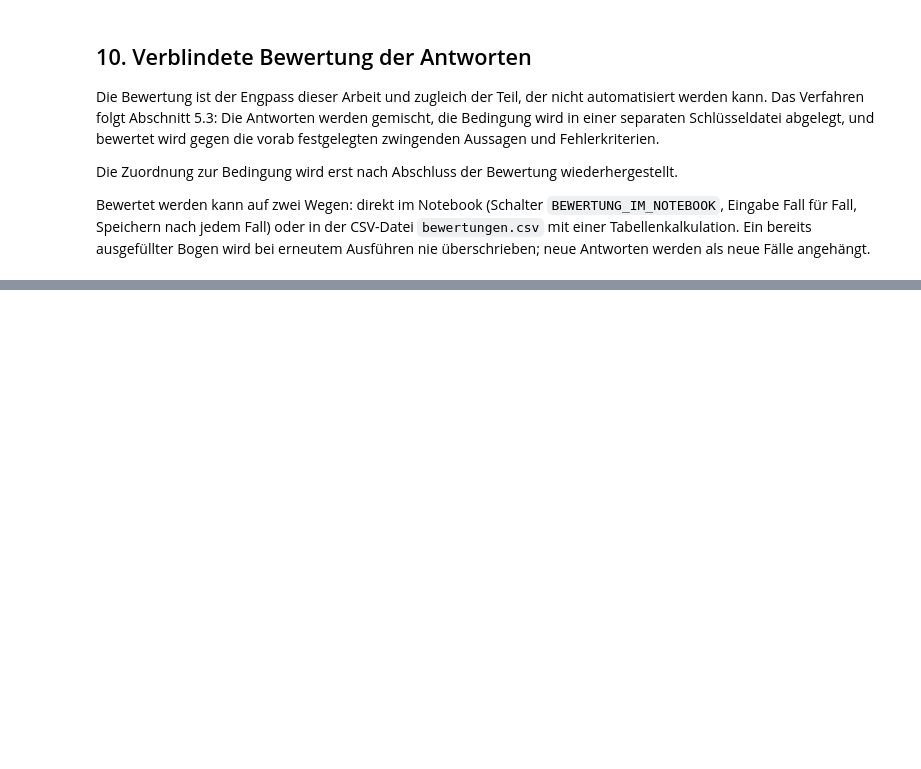
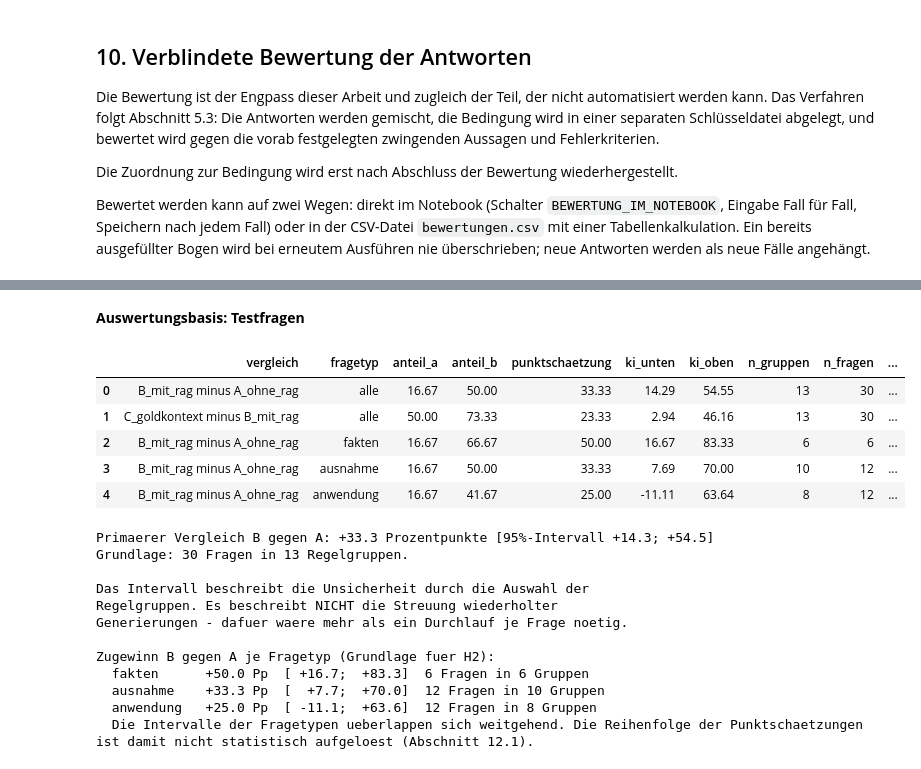
Before and after one commit to Oz1904/nlp-catan-rag-kiraz, a Jupyter notebook: NLP_Hausarbeit_CATAN_RAG.ipynb, the cells around one changed output, grey strips where cells are left out. Drawn from its saved outputs; the diff is of its cells as text; code cells hidden in the pictures; blank space fills up the shorter version.

```diff
--- a/NLP_Hausarbeit_CATAN_RAG.ipynb
+++ b/NLP_Hausarbeit_CATAN_RAG.ipynb
@@ -364,7 +364,7 @@ QUELLEN = {
         "seiten_gesamt": 12,
         "sha256": "a5c1ea3e00ae96aea4a1ed6ade96cdf862a4bc681446a4e8d716f8d27d9f418b",
         "url": "https://www.catan.de/sites/default/files/2025-03/4002051684655_CAT_NE_Basis34_Manual_DE_web.pdf",
-        "abrufdatum": "TODO: JJJJ-MM-TT",
+        "abrufdatum": "2026-09-27",
     },
     "staedte_ritter": {
         "datei": "400205684754_CAT_NE_SuR_Manual_DE_web.pdf",
@@ -374,7 +374,7 @@ QUELLEN = {
         "seiten_gesamt": 16,
         "sha256": "d069c5ec8fc8a0f47ba1d0cca695bcf5680206b29da87f34da9bb150546ae1c7",
         "url": "https://www.catan.de/sites/default/files/2025-03/400205684754_CAT_NE_SuR_Manual_DE_web.pdf",
-        "abrufdatum": "TODO: JJJJ-MM-TT",
+        "abrufdatum": "2026-09-27",
     },
 }
 
@@ -427,9 +427,11 @@ BEDINGUNGEN = ("A_ohne_rag", "B_mit_rag", "C_goldkontext")
 
 # Phase des Versuchs (Abschnitt 6.4):
 #   False = Entwicklung - gestellt werden nur die Entwicklungsfragen (dev)
-#   True  = Endlauf     - dev + test; erst setzen, wenn der Katalog fertig
-#                         geprueft und der Versuchsplan eingefroren ist
-ENDLAUF = False
+#   True  = Endlauf     - dev + test; der Versuchsplan wird eingefroren
+# Die Entwicklungsphase ist abgeschlossen; der Standard ist deshalb der
+# Endlauf. Ein Zurueckstellen auf False wertet nur noch die sechs
+# Entwicklungsfragen aus und erzeugt kein Ergebnispaket zur Abgabe.
+ENDLAUF = True
 
 # Im Pruefmodus wird immer der Abgabelauf betrachtet, also die Testfragen.
 if PRUEFMODUS:
@@ -4404,6 +4733,13 @@ if ZWEITBEWERTUNG.exists() and len(auswertung):
     print(f"  Uebereinstimmung: {beob_bin:.1%}   Cohens Kappa: {kappa_bin:.3f}")
     print(f"Drei Stufen (falsch / teilweise / vollstaendig), nachrangig:")
     print(f"  Uebereinstimmung: {beobachtet:.1%}   Cohens Kappa: {kappa:.3f}")
+elif ZWEITBEWERTUNG.exists():
+    # Die Datei liegt vor, aber ohne ausgewertete Erstbewertung gibt es nichts
+    # zu vergleichen. Das ist kein fehlender Nachweis, sondern ein
+    # unvollstaendiger Lauf.
+    print("\nZweitbewertung vorhanden, aber ohne ausgewertete Erstbewertung "
+          "nicht vergleichbar. Uebereinstimmung wird in diesem Lauf nicht "
+          "berechnet.")
 else:
     print("\nKeine Zweitbewertung vorhanden.")
     print("EINSCHRAENKUNG fuer die Reflexion: Alle Antworten wurden von einer")
@@ -4502,7 +4881,16 @@ else:
 # Schaetzziel ist die mittlere Korrektheit JE FRAGE.
 
 def cluster_bootstrap(daten: pd.DataFrame, bedingung_a: str, bedingung_b: str,
-                      ziehungen: int = BOOTSTRAP_ZIEHUNGEN, seed: int = SEED) -> dict:
+                      ziehungen: int = BOOTSTRAP_ZIEHUNGEN, seed: int = SEED,
+                      fragetyp: str | None = None) -> dict:
+    """Gepaarter Bootstrap auf Regelgruppenebene.
+
+    Mit `fragetyp` wird auf einen Fragetyp eingeschraenkt. Das ist die
+    Untergruppe, auf der H2 geprueft wird - ohne Intervall waere die Aussage
+    "gemessen wurde das Gegenteil" durch nichts abgesichert (Abschnitt 5.6).
+    """
+    if fragetyp is not None:
+        daten = daten[daten["fragetyp"] == fragetyp]
     breit = daten.pivot_table(index="question_id", columns="bedingung",
                               values="vollstaendig_korrekt")
     gruppe_je_frage = katalog.set_index("question_id")["regelgruppe"]
@@ -4521,6 +4909,7 @@ def cluster_bootstrap(daten: pd.DataFrame, bedingung_a: str, bedingung_b: str,
     differenzen = np.asarray(differenzen) * 100
     return {
         "vergleich": f"{bedingung_b} minus {bedingung_a}",
+        "fragetyp": fragetyp or "alle",
         "anteil_a": breit[bedingung_a].mean() * 100,
         "anteil_b": breit[bedingung_b].mean() * 100,
         "punktschaetzung": (breit[bedingung_b].mean() - breit[bedingung_a].mean()) * 100,
@@ -4528,35 +4917,74 @@ def cluster_bootstrap(daten: pd.DataFrame, bedingung_a: str, bedingung_b: str,
         "ki_oben": float(np.quantile(differenzen, 0.975)),
         "n_gruppen": len(gruppen),
         "n_fragen": len(breit),
     }
 
 
 if vollstaendig:
     vergleiche = [
         ("A_ohne_rag", "B_mit_rag"),          # primaerer Vergleich
         ("B_mit_rag", "C_goldkontext"),       # diagnostischer Vergleich
     ]
-    bootstrap_ergebnisse = pd.DataFrame(
-        [cluster_bootstrap(auswertung, a, b) for a, b in vergleiche])
+    zeilen = [cluster_bootstrap(auswertung, a, b) for a, b in vergleiche]
+    # H2 vergleicht den Zugewinn B gegen A zwischen den Fragetypen. Diese
+    # Untergruppen umfassen 6 bis 12 Fragen; die Intervalle zeigen, wie weit
+    # die Punktschaetzungen tragen.
+    for typ in [x for x in ("fakten", "ausnahme", "anwendung")
+                if x in set(auswertung["fragetyp"])]:
+        zeilen.append(cluster_bootstrap(auswertung, "A_ohne_rag", "B_mit_rag",
+                                        fragetyp=typ))
+    bootstrap_ergebnisse = pd.DataFrame(zeilen)
     # Die Pruefsumme wandert in die Datei: So laesst sich spaeter erkennen, ob
     # die Zahlen zum aktuellen Versuchsstand gehoeren oder aus einem frueheren.
     bootstrap_ergebnisse["pruefsumme"] = PRUEFSUMME
     display(Markdown(f"**Auswertungsbasis: {AUSWERTUNGSBASIS}**"))
     display(bootstrap_ergebnisse.round(2))
 
     bootstrap_ergebnisse.to_csv(AUSGABE_DIR / "bootstrap.csv",
                                 index=False, encoding="utf-8-sig")
 
     primaer = bootstrap_ergebnisse.iloc[0]
     print(f"\nPrimaerer Vergleich B gegen A: "
           f"{primaer['punktschaetzung']:+.1f} Prozentpunkte "
           f"[95%-Intervall {primaer['ki_unten']:+.1f}; {primaer['ki_oben']:+.1f}]")
     print(f"Grundlage: {primaer['n_fragen']} Fragen in {primaer['n_gruppen']} Regelgruppen.")
     print("\nDas Intervall beschreibt die Unsicherheit durch die Auswahl der")
     print("Regelgruppen. Es beschreibt NICHT die Streuung wiederholter")
     print("Generierungen - dafuer waere mehr als ein Durchlauf je Frage noetig.")
+
+    je_typ = bootstrap_ergebnisse[bootstrap_ergebnisse["fragetyp"] != "alle"]
+    if len(je_typ):
+        print("\nZugewinn B gegen A je Fragetyp (Grundlage fuer H2):")
+        for _, z in je_typ.iterrows():
+            print(f"  {z['fragetyp']:10s} {z['punktschaetzung']:+6.1f} Pp  "
+                  f"[{z['ki_unten']:+6.1f}; {z['ki_oben']:+6.1f}]  "
+                  f"{int(z['n_fragen'])} Fragen in {int(z['n_gruppen'])} Gruppen")
+        if (je_typ["ki_unten"] < 0).any() or (je_typ["ki_oben"] > 0).any():
+            print("  Die Intervalle der Fragetypen ueberlappen sich weitgehend. "
+                  "Die Reihenfolge der Punktschaetzungen ist damit nicht "
+                  "statistisch aufgeloest (Abschnitt 12.1).")
 else:
     print("Keine vollstaendigen Bewertungen - Bootstrap uebersprungen.")
+# %% [output]
+**Auswertungsbasis: Testfragen**
+|  | vergleich | fragetyp | anteil_a | anteil_b | punktschaetzung | ki_unten | ki_oben | n_gruppen | n_fragen | ... |
+| 0 | B_mit_rag minus A_ohne_rag | alle | 16.67 | 50.00 | 33.33 | 14.29 | 54.55 | 13 | 30 | ... |
+| 1 | C_goldkontext minus B_mit_rag | alle | 50.00 | 73.33 | 23.33 | 2.94 | 46.16 | 13 | 30 | ... |
+| 2 | B_mit_rag minus A_ohne_rag | fakten | 16.67 | 66.67 | 50.00 | 16.67 | 83.33 | 6 | 6 | ... |
+| 3 | B_mit_rag minus A_ohne_rag | ausnahme | 16.67 | 50.00 | 33.33 | 7.69 | 70.00 | 10 | 12 | ... |
+| 4 | B_mit_rag minus A_ohne_rag | anwendung | 16.67 | 41.67 | 25.00 | -11.11 | 63.64 | 8 | 12 | ... |
+Primaerer Vergleich B gegen A: +33.3 Prozentpunkte [95%-Intervall +14.3; +54.5]
+Grundlage: 30 Fragen in 13 Regelgruppen.
+
+Das Intervall beschreibt die Unsicherheit durch die Auswahl der
+Regelgruppen. Es beschreibt NICHT die Streuung wiederholter
+Generierungen - dafuer waere mehr als ein Durchlauf je Frage noetig.
+
+Zugewinn B gegen A je Fragetyp (Grundlage fuer H2):
+  fakten      +50.0 Pp  [ +16.7;  +83.3]  6 Fragen in 6 Gruppen
+  ausnahme    +33.3 Pp  [  +7.7;  +70.0]  12 Fragen in 10 Gruppen
+  anwendung   +25.0 Pp  [ -11.1;  +63.6]  12 Fragen in 8 Gruppen
+  Die Intervalle der Fragetypen ueberlappen sich weitgehend. Die Reihenfolge der Punktschaetzungen ist damit nicht statistisch aufgeloest (Abschnitt 12.1).
 # %%
 if vollstaendig:
     figur, achsen = plt.subplots(1, 2, figsize=(13, 5))
```
Also changed, not shown: parts of 29 cells of this notebook.
